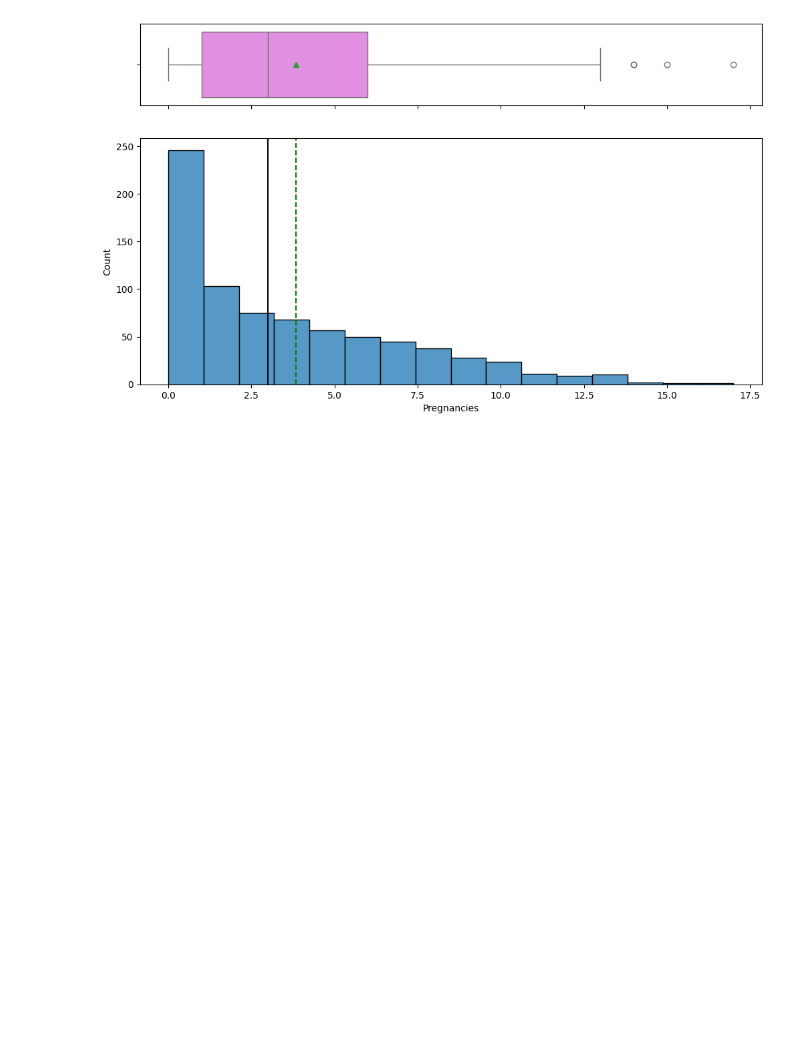
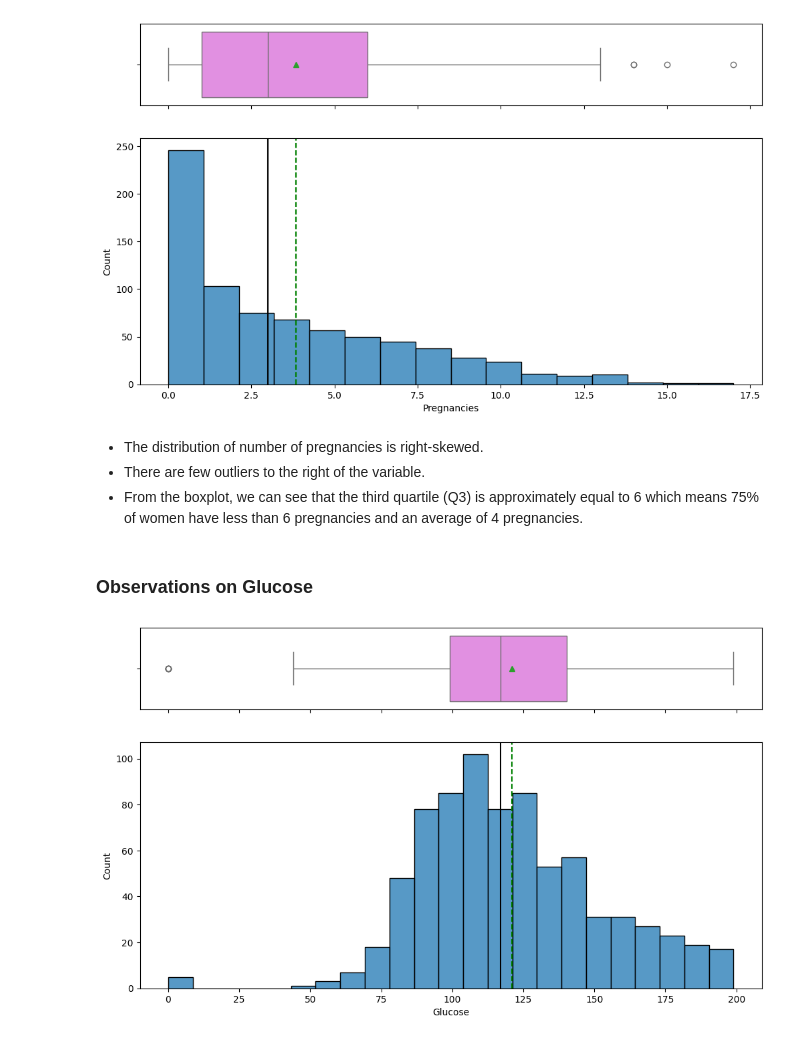
Before and after one commit to aimlalchemists/random-forest-diabetes-risk-prediction, a Jupyter notebook: Case_Study_DiabetesRisk_Prediction.ipynb, the cells around one changed output. Drawn from its saved outputs; the diff is of its cells as text; code cells hidden in the pictures; blank space fills up the shorter version.

```diff
--- a/Case_Study_DiabetesRisk_Prediction.ipynb
+++ b/Case_Study_DiabetesRisk_Prediction.ipynb
@@ -173,3 +173,13 @@ def histogram_boxplot(data, feature, figsize=(12, 7), kde=False, bins=None):
 histogram_boxplot(data, "Pregnancies")
 # %% [output]
 [figure]
+# %% [markdown]
+- The distribution of number of pregnancies is right-skewed.
+- There are few outliers to the right of the variable.
+- From the boxplot, we can see that the third quartile (Q3) is approximately equal to 6 which means 75% of women have less than 6 pregnancies and an average of 4 pregnancies.
+# %% [markdown]
+### **Observations on Glucose**
+# %%
+histogram_boxplot(data,"Glucose")
+# %% [output]
+[figure, added]
```
Also changed, not shown: parts of 34 cells of this notebook.
